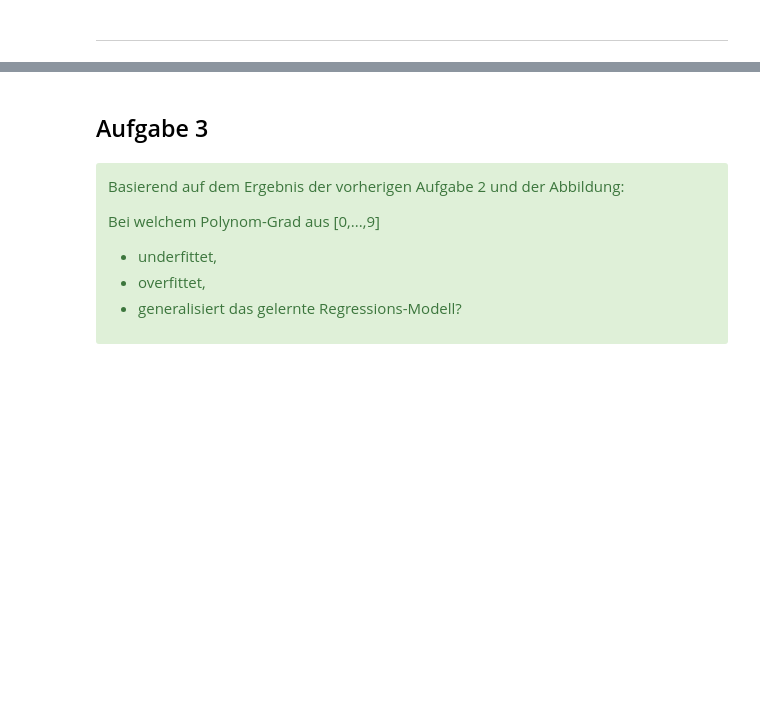
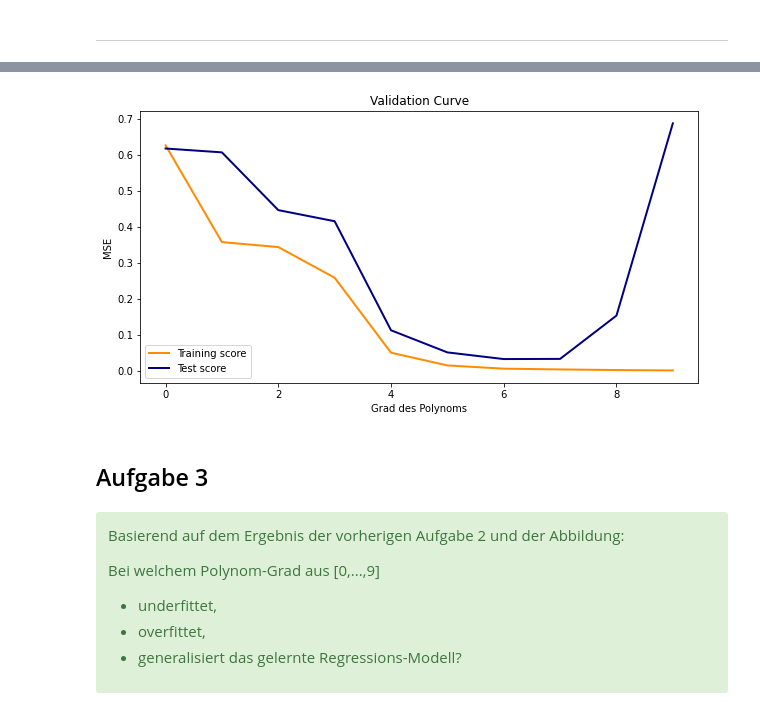
Before and after one commit to behzad1993/Data-Warehousing, a Jupyter notebook: ue5/ue5_regression-primer.ipynb, the cells around one changed output, grey strips where cells are left out. Drawn from its saved outputs; the diff is of its cells as text; code cells hidden in the pictures; blank space fills up the shorter version.

```diff
--- a/ue5/ue5_regression-primer.ipynb
+++ b/ue5/ue5_regression-primer.ipynb
@@ -114,34 +114,38 @@ Als Ergebnis wird der Fehler aus den Trainigsdaten und Testdaten geplotet:
 # %%
 from sklearn.metrics import mean_squared_error
 
 def aufgabe2_score_mse(poly_transformer, linreg, X, y):
 
     #### EURE LÖSUNG HIER #####
     ## Macht Vorhersagen mit eurem gelernten Modell 'linreg' für X
     ## - dafür müssen zuerst die polynomischen Features erstellt werden mittels 'poly_tranfsormer'
     ## - anschließend eine Vorhersage erstellt werden mittels 'linreg'
     ## - zuletzt der MSE berechnet werden auf diesen Vorhersagen mittels mean_squared_error
     ## - gebt nur den MSE zurück
-    mse = 0
+    p_poly = poly_transformer.transform(X)
+    y_pred = linreg.predict(p_poly)
+    mse = mean_squared_error(y, y_pred)
 
     return mse;
 
 
 ###### Hier nichts ändern ######
 def generate_data():
     mse_train = np.zeros(10)
     mse_test = np.zeros(10)
 
     for i, deg in enumerate(range(len(mse_train))):
         poly, linreg = aufgabe1_train_polynomial_regression(deg, X_train, y_train)
         mse_train[i] = aufgabe2_score_mse(poly, linreg, X_train, y_train)
         mse_test[i] = aufgabe2_score_mse(poly, linreg, X_test, y_test)
 
     return mse_train, mse_test
 
 mse_train, mse_test = generate_data()
 utils.plot_validation_curve(mse_train, mse_test)
 ###### Hier nichts ändern ######
+# %% [output]
+[figure, added]
 # %% [markdown]
 ## Aufgabe 3
 
```
Also changed, not shown: parts of 7 cells of this notebook.
